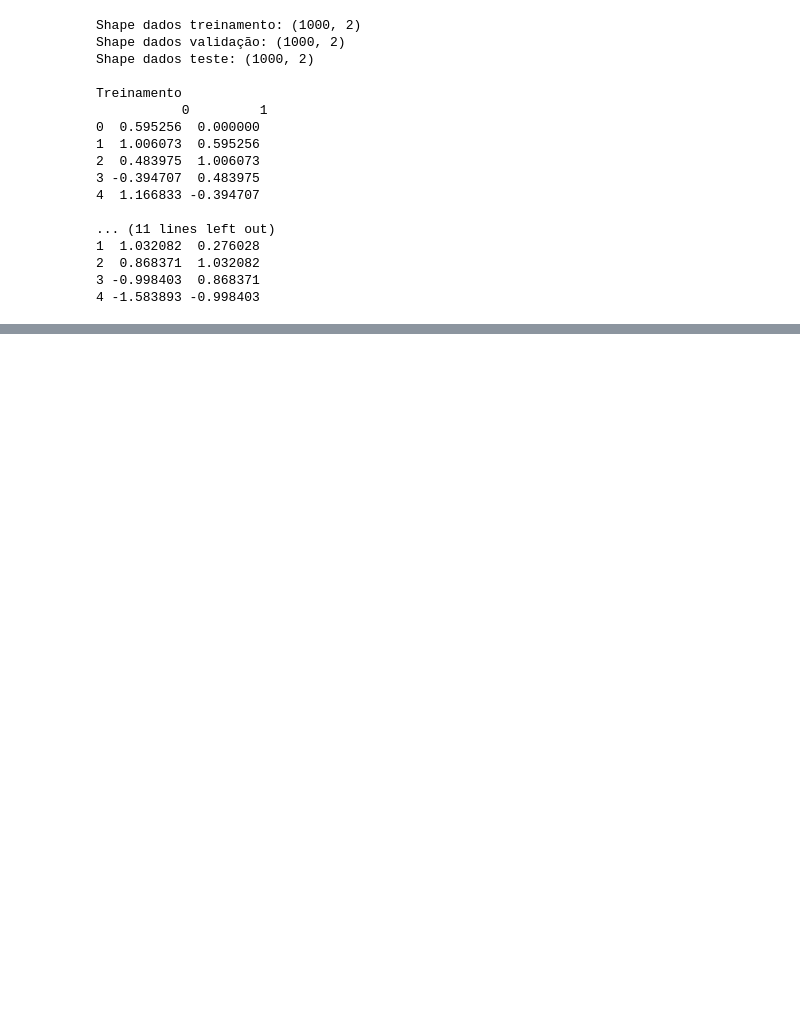
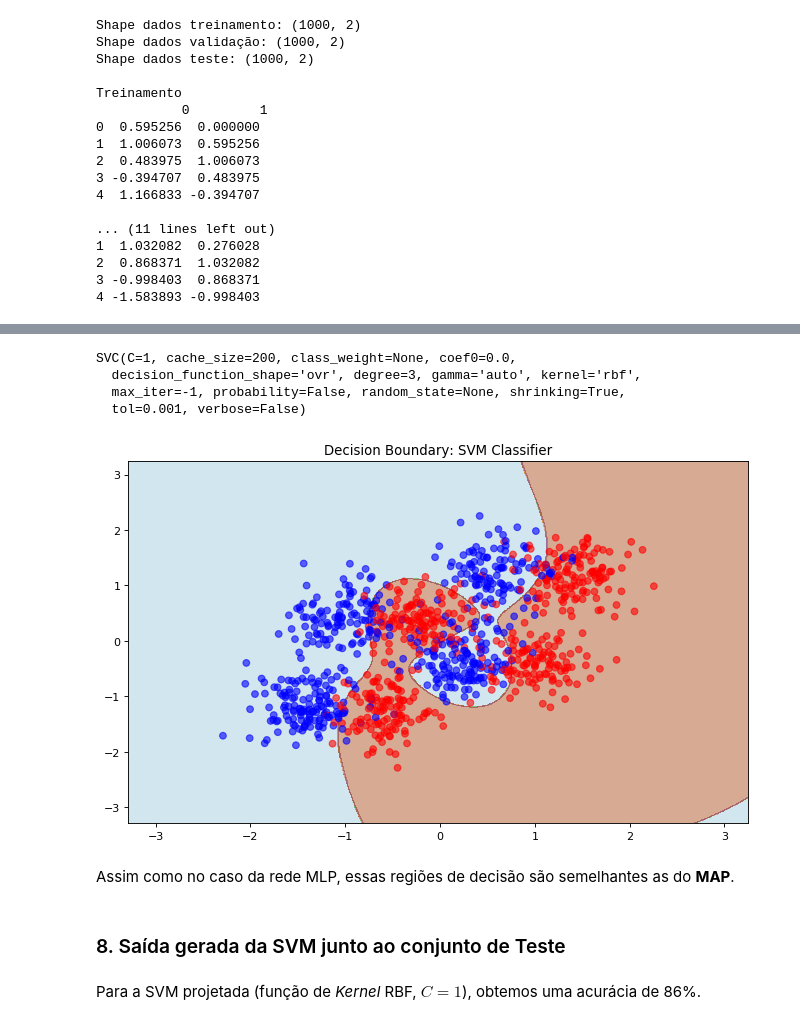
Before and after one commit to SamuelBFG/IA006, a Jupyter notebook: MLPandSVM.ipynb, the cells around one changed output, grey strips where cells are left out. Cells and saved outputs as stored; diff of their text form; code cells hidden in the pictures; blank space fills up the shorter version.

Commit message:
SVM decision boundaries

```diff
--- a/MLPandSVM.ipynb
+++ b/MLPandSVM.ipynb
@@ -394,0 +257,38 @@ training: 300 Hidden Neurons
+# %%
+from sklearn.svm import SVC
+svclassifier = SVC(kernel='rbf', C = 1, gamma = 'auto')
+svclassifier.fit(data_train, data_train_labels)
+# %% [output]
+SVC(C=1, cache_size=200, class_weight=None, coef0=0.0,
+  decision_function_shape='ovr', degree=3, gamma='auto', kernel='rbf',
+  max_iter=-1, probability=False, random_state=None, shrinking=True,
+  tol=0.001, verbose=False)
+# %%
+X = data_train.values
+y = data_train_labels.values
+x_min, x_max = X[:, 0].min() - 1, X[:, 0].max() + 1
+y_min, y_max = X[:, 1].min() - 1, X[:, 1].max() + 1
+xx, yy = np.meshgrid(np.arange(x_min, x_max, 0.01), np.arange(y_min, y_max, 0.01))
+
+Z = svclassifier.predict(np.c_[xx.ravel(), yy.ravel()])
+Z = Z.reshape(xx.shape)
+
+plt.figure(num=None, figsize=(10, 6), dpi=80, facecolor='w', edgecolor='k')
+colormap = plt.cm.Paired
+plt.contourf(xx, yy, Z, alpha=0.5, cmap=colormap)
+color_map_samples = {-1: (0, 0, 1), 1: (1, 0, 0)}
+colors = [color_map_samples[c] for c in y]
+plt.scatter(X[:, 0], X[:, 1], c=colors, alpha=0.6)
+plt.scatter(svclassifier.support_vectors_[:, 1],
+                   svclassifier.support_vectors_[:, 0],
+                   s=2, linewidth=1, facecolors='none');
+plt.title('Decision Boundary: SVM Classifier')
+plt.show()
+# %% [output]
+[figure, added]
+# %% [markdown]
+Assim como no caso da rede MLP, essas regiões de decisão são semelhantes as do __MAP__.
+# %% [markdown]
+### 8. Saída gerada da SVM junto ao conjunto de Teste
+# %% [markdown]
+Para a SVM projetada (função de _Kernel_ RBF, $C = 1$), obtemos uma acurácia de 86%.
```
Also changed, not shown: parts of 28 cells of this notebook.
